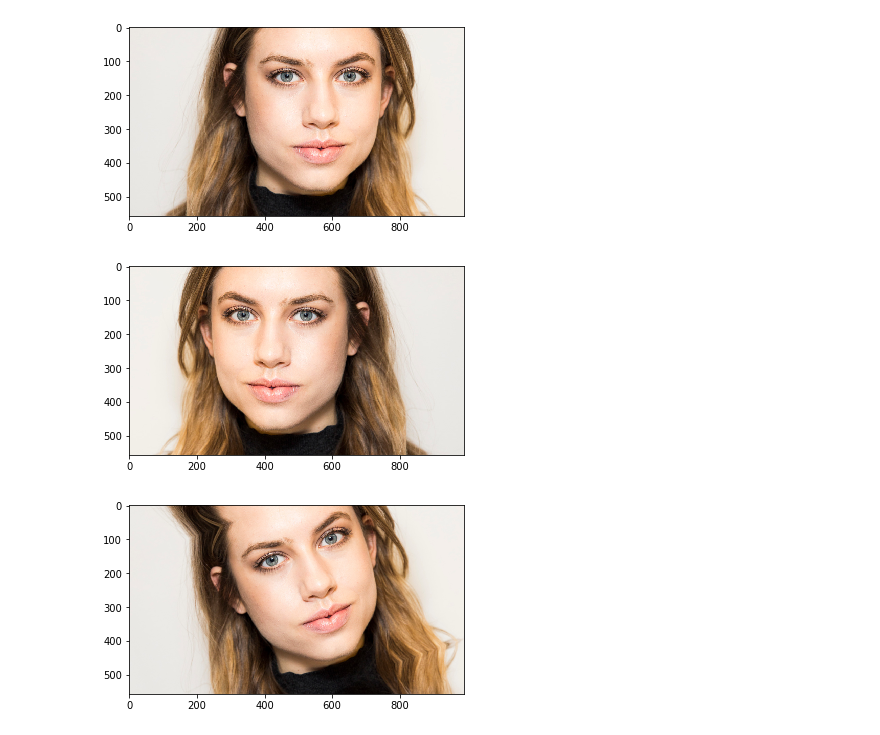
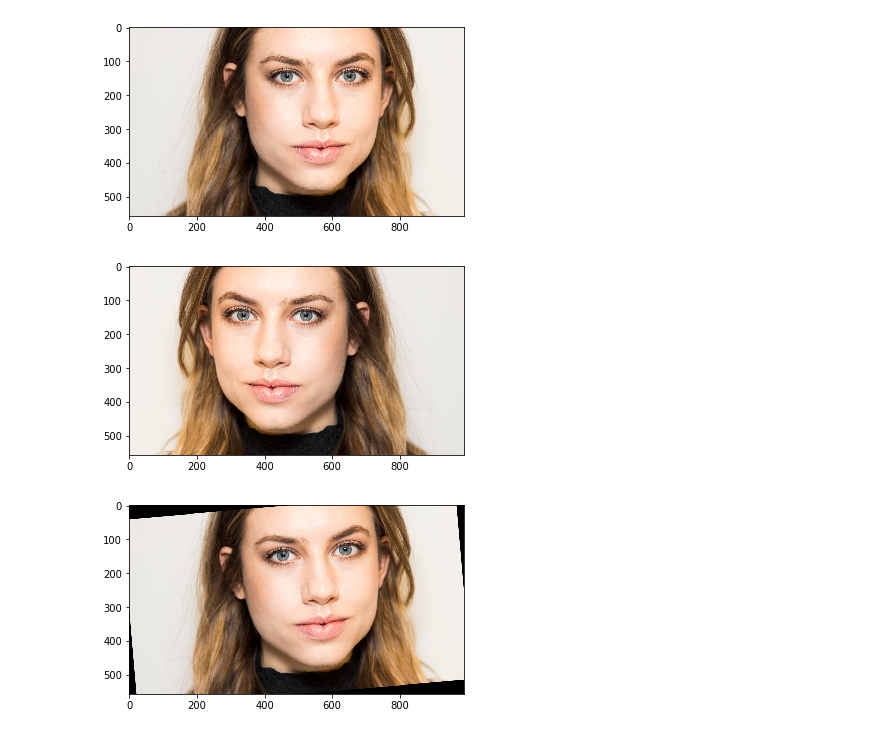
Before and after one commit to cscisufpb/happIEEE, a Jupyter notebook: Deep Learning/Face recognition.ipynb, the cells around one changed output. Cells and saved outputs as stored; diff of their text form; code cells hidden in the pictures.

```diff
--- a/Deep Learning/Face recognition.ipynb
+++ b/Deep Learning/Face recognition.ipynb
@@ -26,20 +26,20 @@ import numpy as np
 # %%
 # leitura da imagem original
 img = mpimg.imread('imgs/face.png')
 plt.imshow(img)
 plt.show()
 # Flip
 flip_1 = np.fliplr(img)
 plt.imshow(flip_1)
 plt.show()
 # Rotacionar imagem
-rot = skimage.transform.rotate(img, angle=20, mode='reflect')
+rot = skimage.transform.rotate(img, angle=5)
 plt.imshow(rot)
 plt.show()
 # %% [output]
 [figure]
 [figure]
-[figure, old version]
+[figure, new version]
 # %%
 filelist= [file for file in os.listdir('imgs') if file.endswith('.png')]
 for file in filelist:
```
Also changed, not shown: parts of 1 cell of this notebook, 8 other files.
